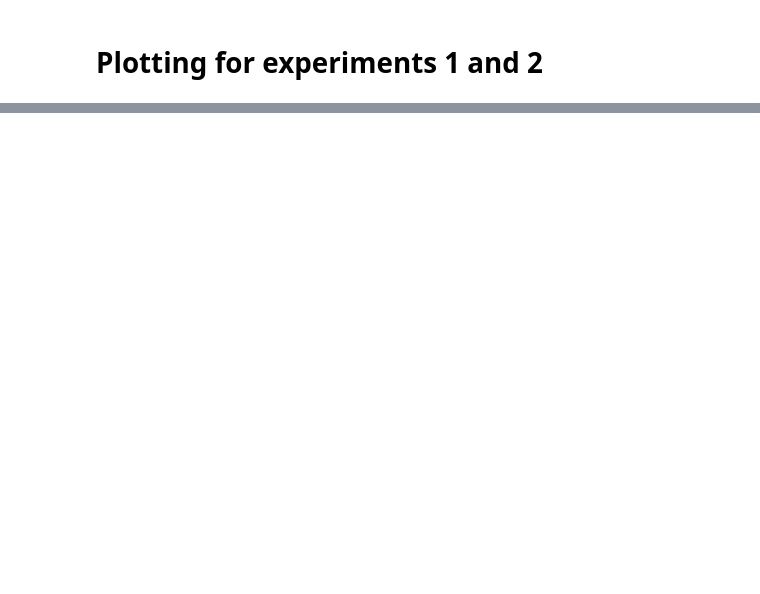
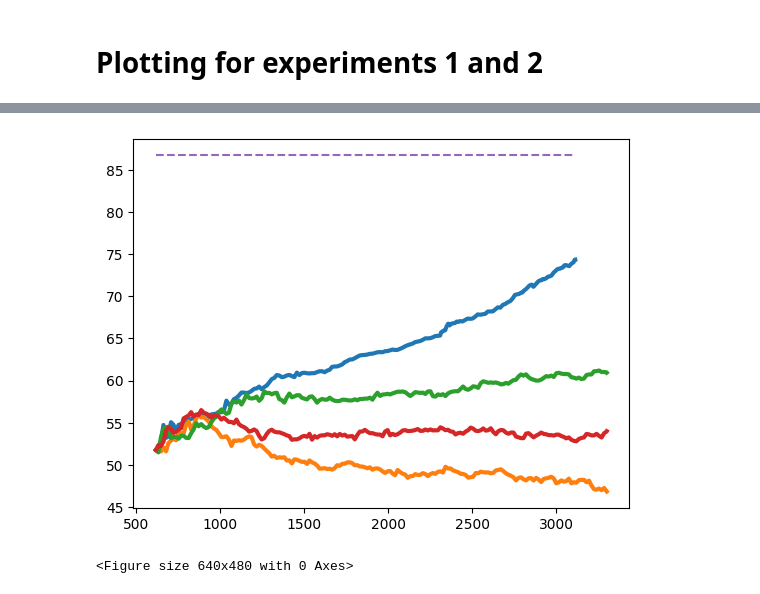
Before and after one commit to chapman20j/SAR_BAL, a Jupyter notebook: Plots with Percentages.ipynb, the cells around one changed output, grey strips where cells are left out. Drawn from its saved outputs; the diff is of its cells as text; code cells hidden in the pictures; blank space fills up the shorter version.

```diff
--- a/Plots with Percentages.ipynb
+++ b/Plots with Percentages.ipynb
@@ -207 +230,6 @@ open_sar_ship fine_tuned_tl
 ... (6 outputs left out)
+# %%
+just_save_legend_experiment_2()
+# %% [output]
+[figure, added]
+<Figure size 640x480 with 0 Axes>
```
Also changed, not shown: parts of 4 cells of this notebook, 43 other files.
